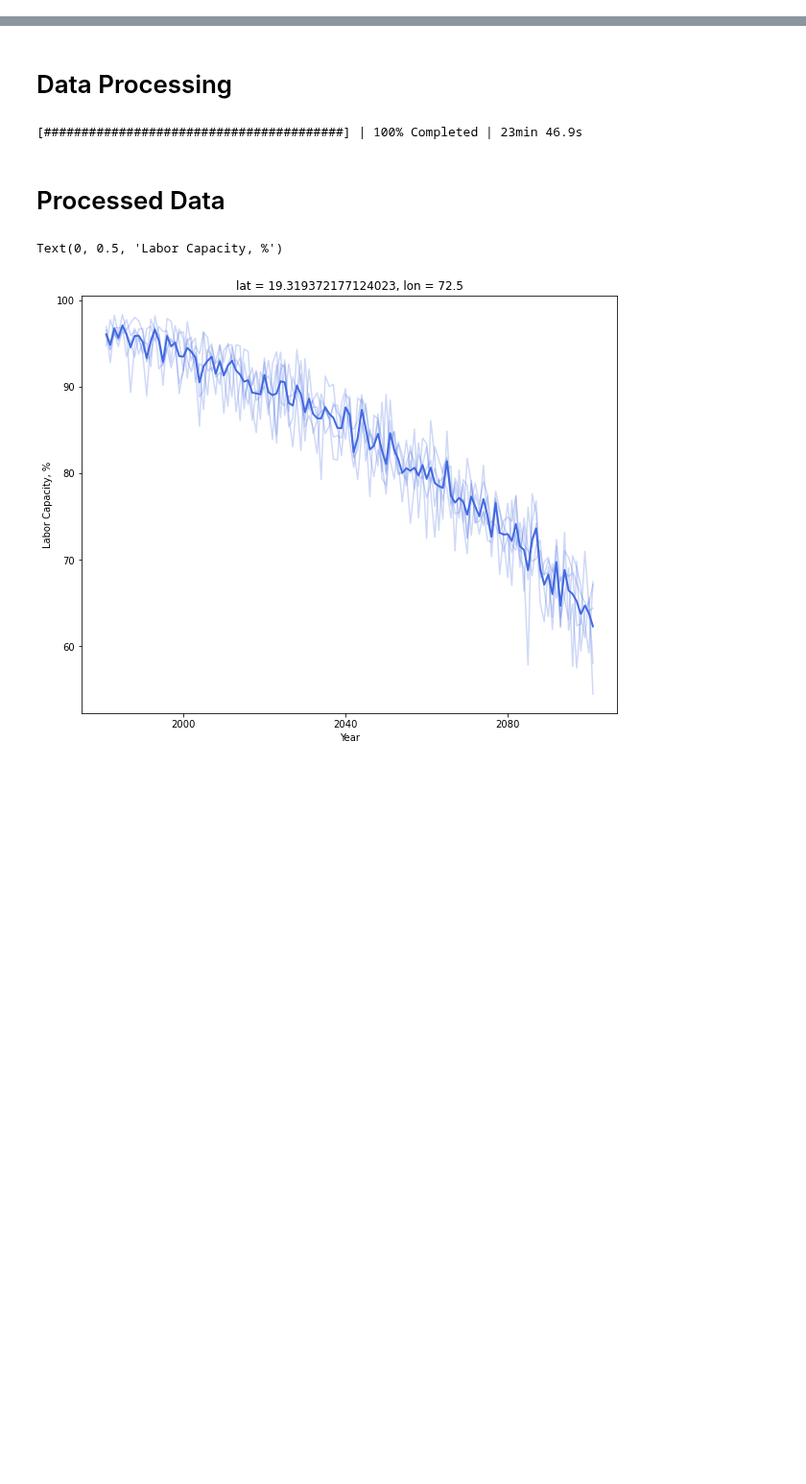
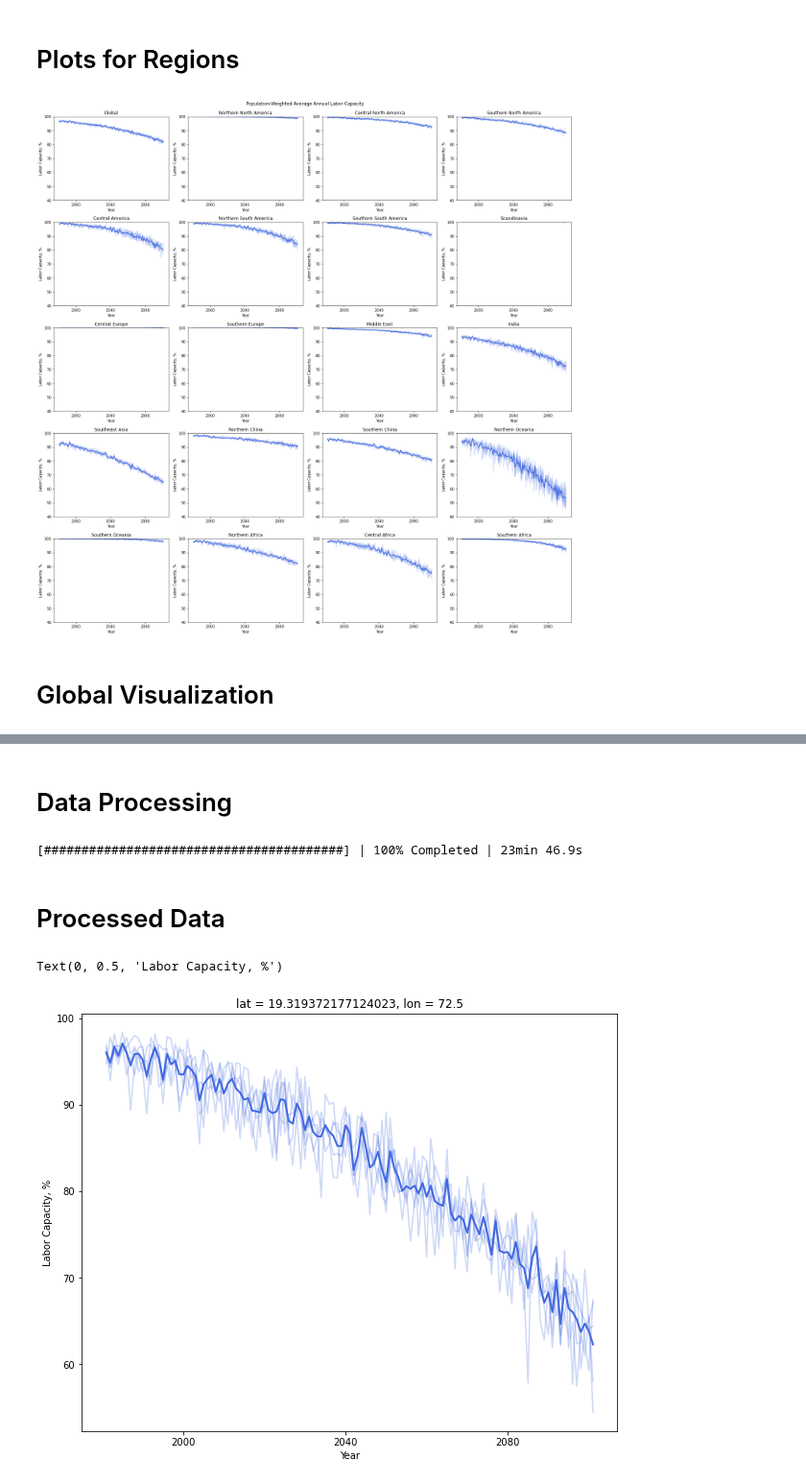
Before and after one commit to KYan19/pei, a Jupyter notebook: notebooks/6.1_LaborCapacity.ipynb, the cells around one changed output, grey strips where cells are left out. Shown at 96% size. Cells and saved outputs as stored; diff of their text form; code cells hidden in the pictures; blank space fills up the shorter version.

```diff
--- a/notebooks/6.1_LaborCapacity.ipynb
+++ b/notebooks/6.1_LaborCapacity.ipynb
@@ -11,0 +46,29 @@ The autoreload extension is already loaded. To reload it, use:
+# %% [markdown]
+# Plots for Regions
+# %%
+regions = ['Global','Northern North America','Central North America','Southern North America',
+          'Central America','Northern South America','Southern South America',
+          'Scandinavia','Central Europe','Southern Europe',
+          'Middle East','India','Southeast Asia','Northern China','Southern China',
+          'Northern Oceania','Southern Oceania',
+          'Northern Africa','Central Africa','Southern Africa']
+
+# Create figure and axes
+fig, axs = plt.subplots(figsize=(20,20),nrows=5,ncols=4,constrained_layout=True)
+
+# Running counter to determine axis
+index = 0
+
+# Loop through regions
+for region in regions:
+    # Get correct axis
+    ax = axs[int(index/4)][index%4]
+    index+=1
+
+    capacity(ds['capacity'],ds_pop,region,ax)
+    ax.set_ylim([40,100])
+fig.suptitle('Population-Weighted Average Annual Labor Capacity');
+# %% [output]
+[figure, added]
+# %% [markdown]
+# Global Visualization
```
Also changed, not shown: parts of 14 cells of this notebook, 2 other files.
